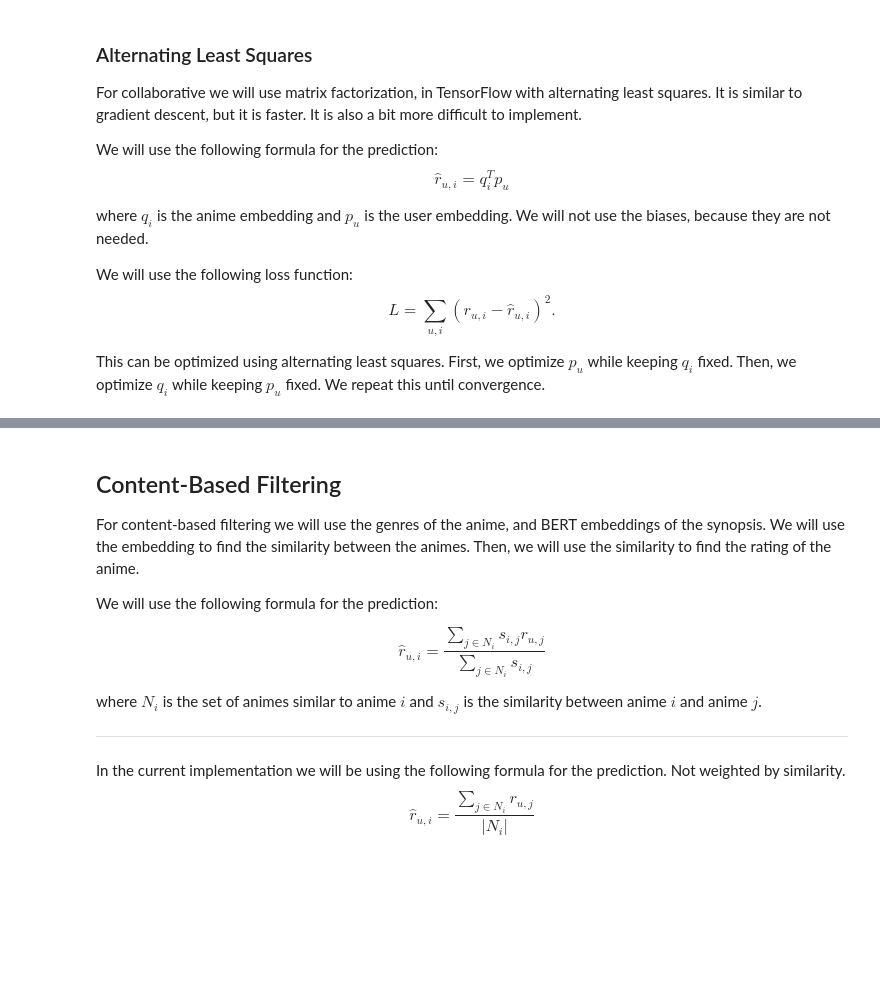
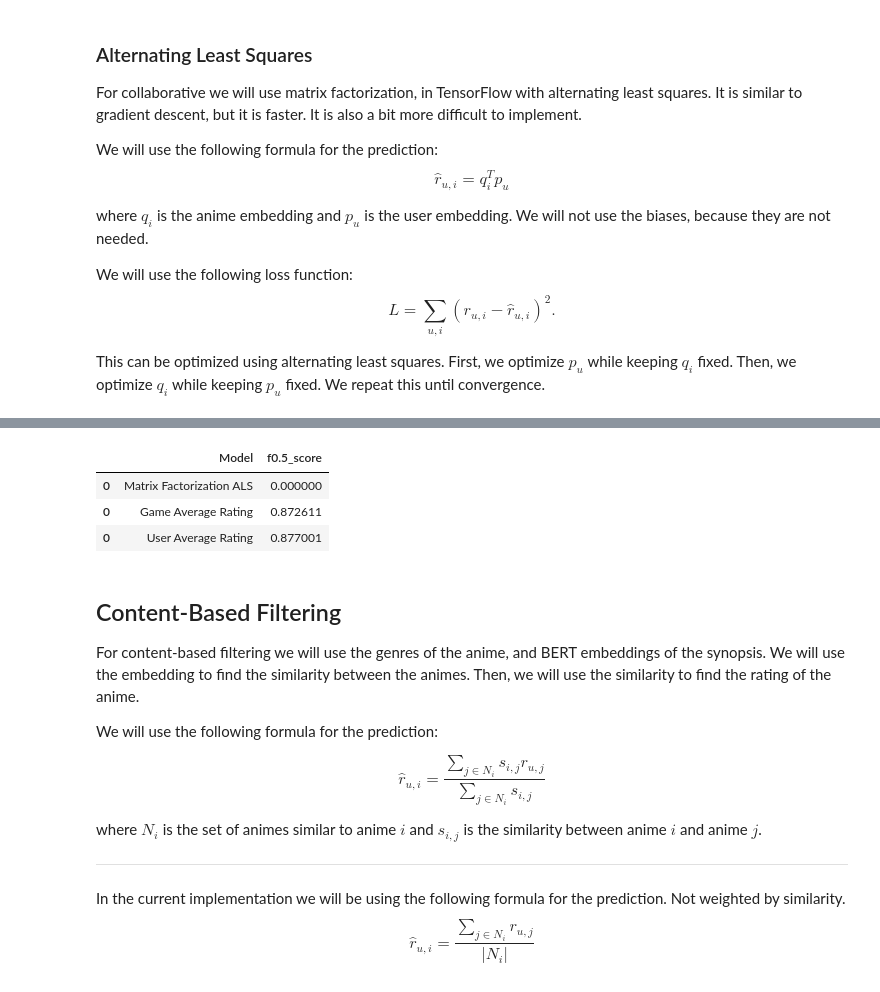
Before and after one commit to akseljoonas/rec-system-MLFortnight, a Jupyter notebook: main_model.ipynb, the cells around one changed output, grey strips where cells are left out. Saved outputs shown, nothing was run; the diff lists cells and outputs as text; code cells hidden in the pictures; blank space fills up the shorter version.

```diff
--- a/main_model.ipynb
+++ b/main_model.ipynb
@@ -618,28 +593,32 @@ $$
 
 This can be optimized using alternating least squares. First, we optimize $p_u$ while keeping $q_i$ fixed. Then, we optimize $q_i$ while keeping $p_u$ fixed. We repeat this until convergence.
 # %%
-class MatrixFactorizationModel_ALS(tf.keras.Model):
+class MatrixFactorizationModel_ALS_eval(tf.keras.Model):
     def __init__(self, num_users, num_items, embedding_dim):
-        super(MatrixFactorizationModel_ALS, self).__init__()
+        super(MatrixFactorizationModel_ALS_eval, self).__init__()
 
         self.embedding_dim = embedding_dim
 
         self.user_emb = tf.keras.layers.Embedding(num_users, embedding_dim)
         self.item_emb = tf.keras.layers.Embedding(num_items, embedding_dim)
 
+        self.user_ids = []
+        self.item_ids = []
+        self.continuous_pred = []
+
     def call(self, inputs):
-        user_ids = inputs[:, 0]#????
-        item_ids = inputs[:, 1]#????
+        self.user_ids = inputs[:, 0]
+        self.item_ids = inputs[:, 1]
 
-        user_emb = self.user_emb(user_ids)
-        item_emb = self.item_emb(item_ids)
+        user_emb = self.user_emb(self.user_ids)
+        item_emb = self.item_emb(self.item_ids)
 
         user_emb = tf.reshape(user_emb, [-1, self.embedding_dim])
         item_emb = tf.reshape(item_emb, [-1, self.embedding_dim])
 
-        rating_pred = tf.keras.layers.Dot(axes=1)([user_emb, item_emb])
+        continuous_pred = tf.keras.layers.Dot(axes=1)([user_emb, item_emb])
 
-        return rating_pred
+        return continuous_pred
 
     def custom_fit(self, epochs, x, y):
         for epoch in range(epochs):
@@ -660,0 +714,5 @@ num_anime = train.appid.nunique()
+# %%
+num_users_max = train['steamid'].max()
+num_items_max = train['appid'].max()
+print(num_users_max)
+print(num_items_max)
@@ -661,7 +722,7 @@ num_anime = train.appid.nunique()
 # %%
-als_model = MatrixFactorizationModel_ALS(
-    num_users = num_users,
-    num_items = num_anime,
+als_model = MatrixFactorizationModel_ALS_eval(
+    num_users = num_users_max+1,
+    num_items = num_items_max+1,
     embedding_dim = 64)
 
 # compile the model
@@ -676,5 +737,5 @@ als_model.compile(
 als_model.custom_fit(
     epochs = 10,
     x = train[["steamid", "appid"]].values,
-    y = train["votes_up"].values
+    y = train["voted_up"].values
 )
@@ -686,0 +744,8 @@ add_res('Matrix Factorization ALS', mae)
+# %%
+continuous_pred = als_model.predict(eval[["steamid", "appid"]].values)
+binary_pred = np.array([1 if score > 0.5 else 0 for score in continuous_pred])
+
+fbeta = fbeta_score(eval.voted_up, binary_pred, beta=0.5)
+
+add_res('Matrix Factorization ALS', fbeta)
+# %% [output]
@@ -687,3 +753,7 @@ add_res('Matrix Factorization ALS', mae)
+|  | Model | f0.5_score |
+| 0 | Matrix Factorization ALS | 0.000000 |
+| 0 | Game Average Rating | 0.872611 |
+| 0 | User Average Rating | 0.877001 |
 # %% [markdown]
 ## Content-Based Filtering
 
```
Also changed, not shown: parts of 26 cells of this notebook.
